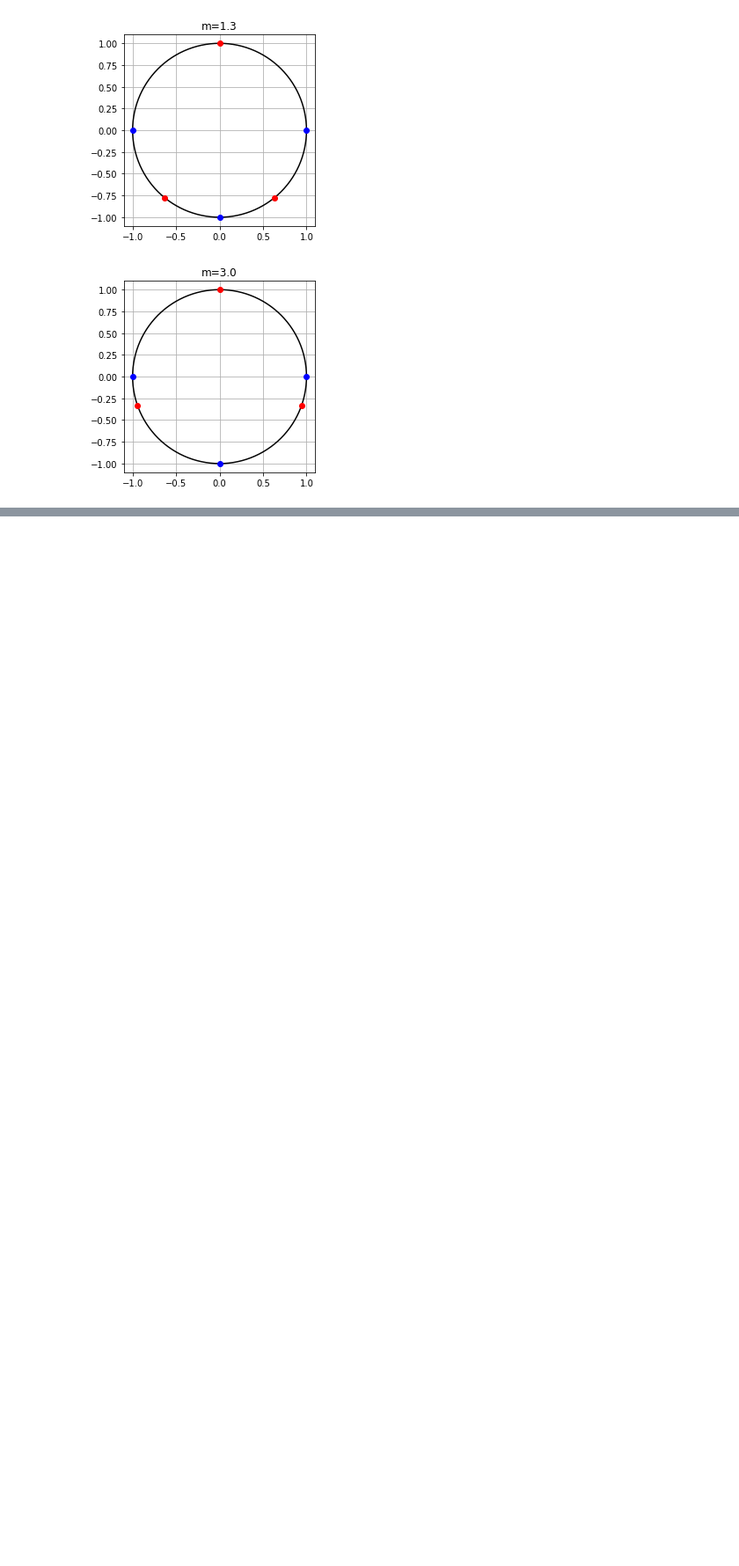
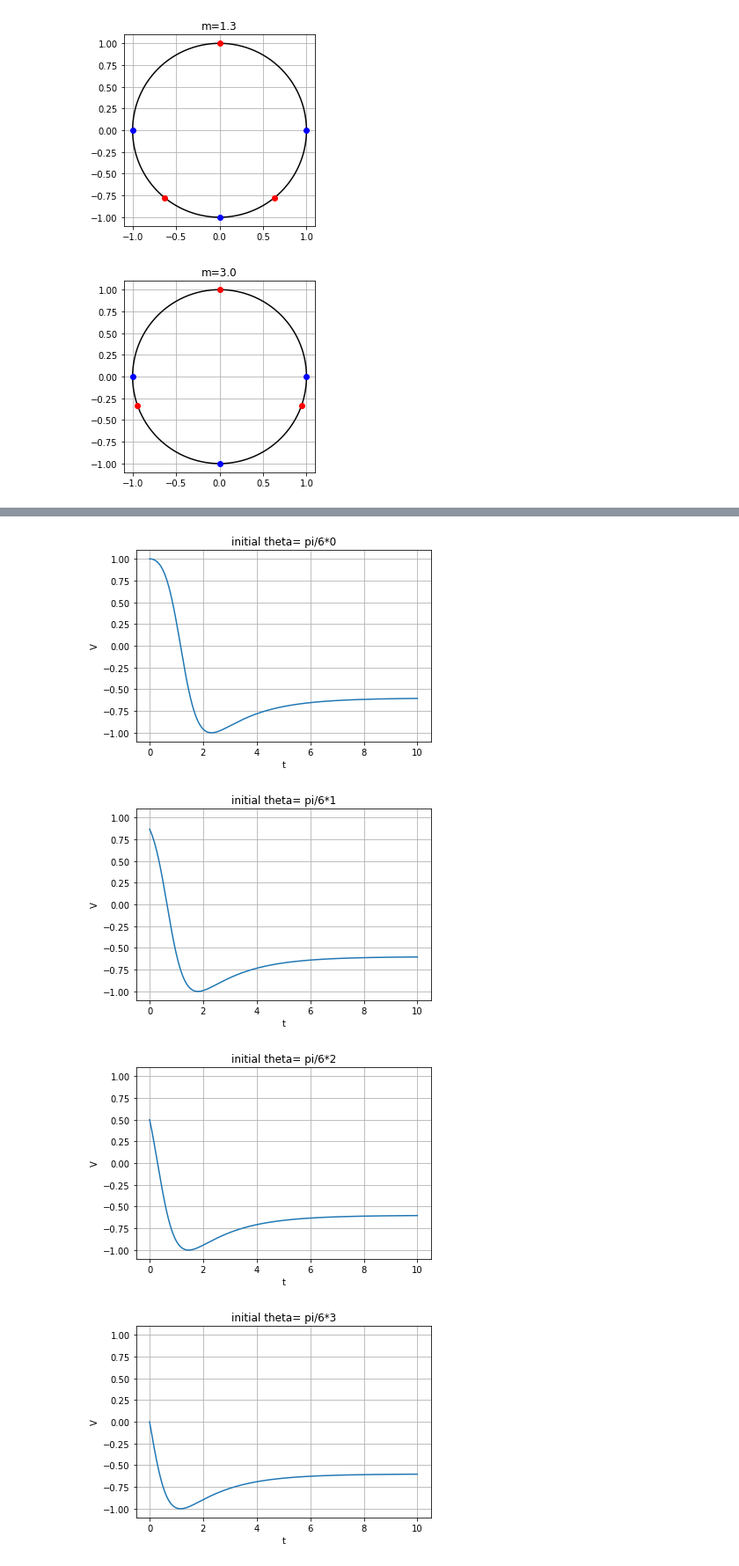
Before and after one commit to nkknj/strogatz, a Jupyter notebook: Chapter4_exercise.ipynb, the cells around one changed output, grey strips where cells are left out. Shown at 88% size. Saved outputs shown, nothing was run; the diff lists cells and outputs as text; code cells hidden in the pictures; blank space fills up the shorter version.

```diff
--- a/Chapter4_exercise.ipynb
+++ b/Chapter4_exercise.ipynb
@@ -701,0 +720,33 @@ for m in M:
+# %%
+#4.5.3
+def V(theta):
+    return np.cos(theta)
+
+def Theta_d(theta):
+    mu=0.8
+    return mu+np.sin(theta)
+
+init=np.arange(0, 2*pi, pi/6)
+
+dt=0.001
+T=10
+for i in range(init.shape[0]):
+    theta=np.array([init[i]])
+    t=0
+    while t<T:
+        theta=np.append(theta, theta[-1]+Theta_d(theta[-1])*dt)
+        t+=dt
+
+    plt.plot(np.linspace(0, T, theta.shape[0]), V(theta), linestyle='-')
+    plt.xlabel('t')
+    plt.ylabel('V')
+    plt.grid()
+    plt.xlim(-0.5, 10.5)
+    plt.ylim(-1.1, 1.1)
+    plt.title('initial theta= pi/6*'+str(i))
+    plt.show()
+# %% [output]
+[figure, added]
+[figure, added]
+[figure, added]
+[figure, added]
```
Also changed, not shown: parts of 3 cells of this notebook.
